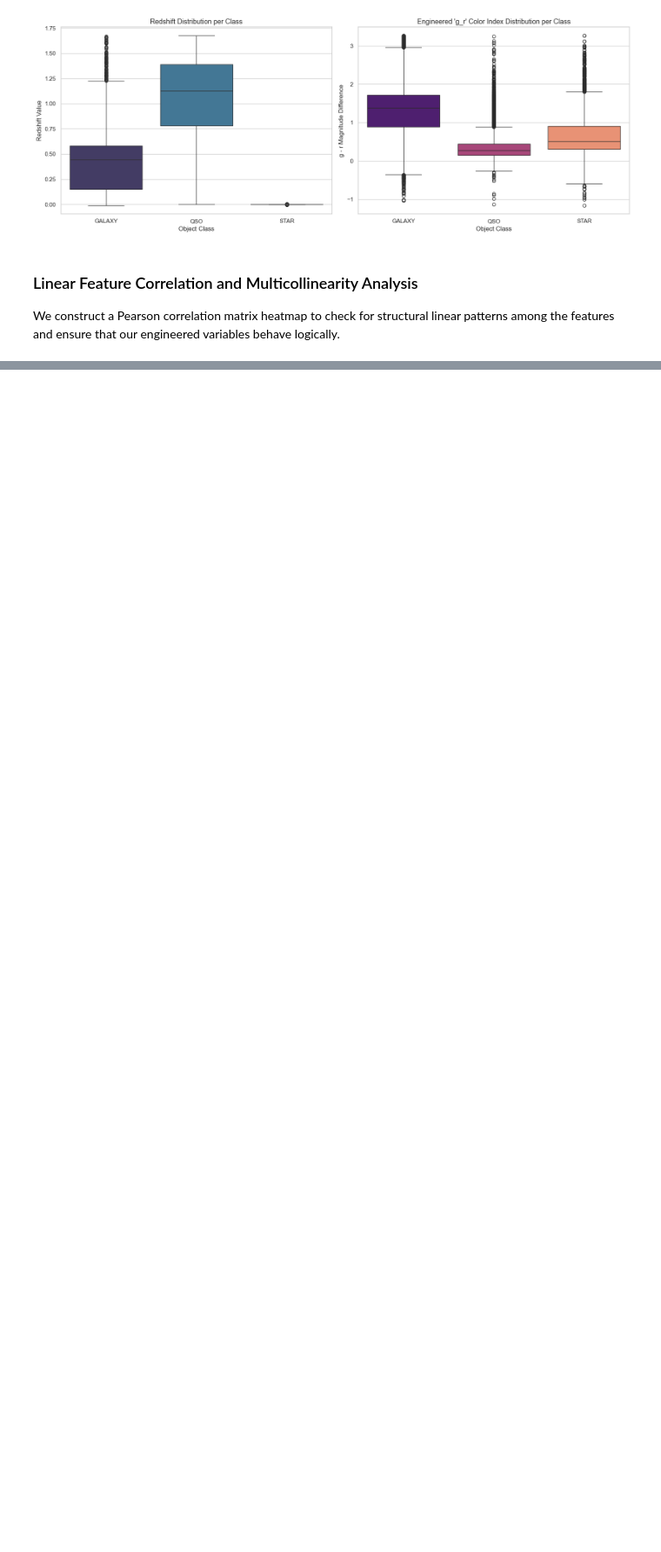
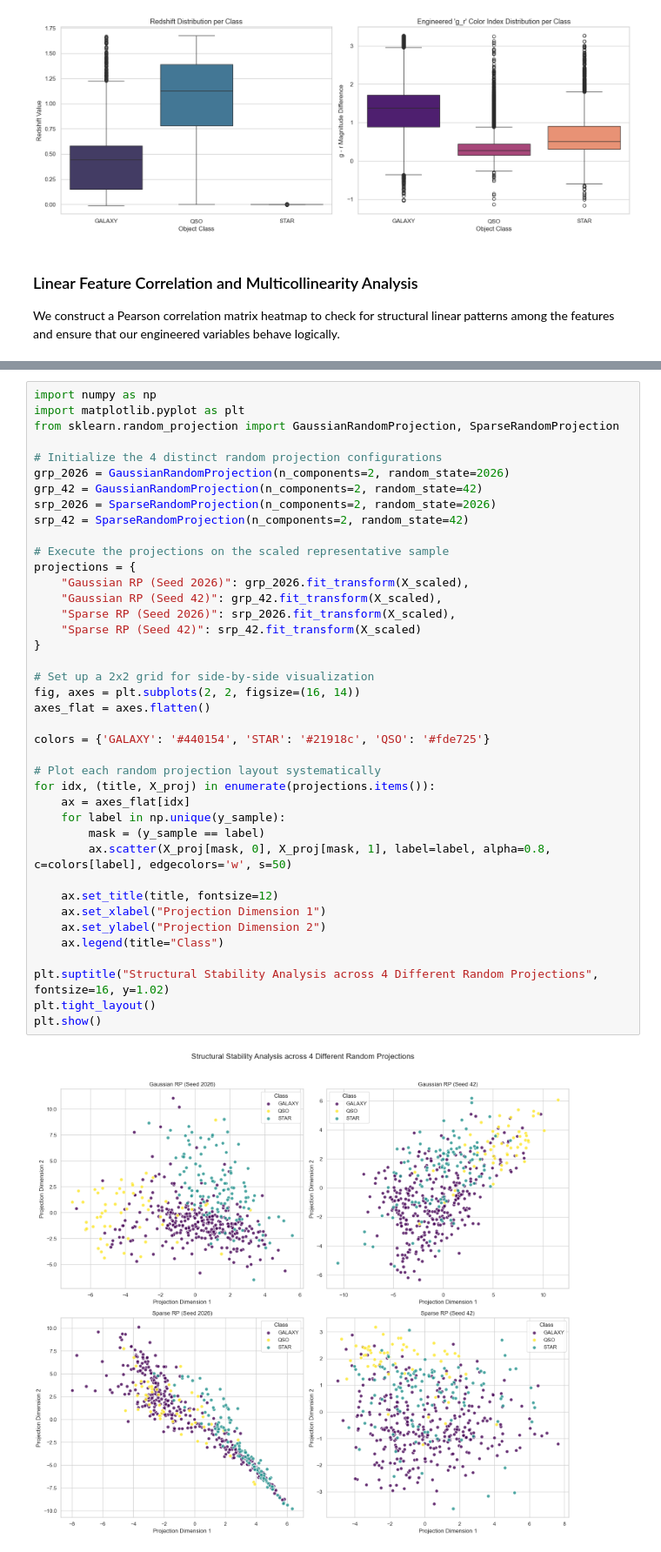
Before and after one commit to DimovDimo/SDSS17-ML-Research, a Jupyter notebook: SDSS17-ML-Research.ipynb, the cells around one changed output, grey strips where cells are left out. Shown at 87% size. Saved outputs shown, nothing was run; the diff lists cells and outputs as text; blank space fills up the shorter version.

```diff
--- a/SDSS17-ML-Research.ipynb
+++ b/SDSS17-ML-Research.ipynb
@@ -429,0 +439,42 @@ TypeError: TSNE.__init__() got an unexpected keyword argument 'n_iter'
+# %%
+import numpy as np
+import matplotlib.pyplot as plt
+from sklearn.random_projection import GaussianRandomProjection, SparseRandomProjection
+
+# Initialize the 4 distinct random projection configurations
+grp_2026 = GaussianRandomProjection(n_components=2, random_state=2026)
+grp_42 = GaussianRandomProjection(n_components=2, random_state=42)
+srp_2026 = SparseRandomProjection(n_components=2, random_state=2026)
+srp_42 = SparseRandomProjection(n_components=2, random_state=42)
+
+# Execute the projections on the scaled representative sample
+projections = {
+    "Gaussian RP (Seed 2026)": grp_2026.fit_transform(X_scaled),
+    "Gaussian RP (Seed 42)": grp_42.fit_transform(X_scaled),
+    "Sparse RP (Seed 2026)": srp_2026.fit_transform(X_scaled),
+    "Sparse RP (Seed 42)": srp_42.fit_transform(X_scaled)
+}
+
+# Set up a 2x2 grid for side-by-side visualization
+fig, axes = plt.subplots(2, 2, figsize=(16, 14))
+axes_flat = axes.flatten()
+
+colors = {'GALAXY': '#440154', 'STAR': '#21918c', 'QSO': '#fde725'}
+
+# Plot each random projection layout systematically
+for idx, (title, X_proj) in enumerate(projections.items()):
+    ax = axes_flat[idx]
+    for label in np.unique(y_sample):
+        mask = (y_sample == label)
+        ax.scatter(X_proj[mask, 0], X_proj[mask, 1], label=label, alpha=0.8, c=colors[label], edgecolors='w', s=50)
+
+    ax.set_title(title, fontsize=12)
+    ax.set_xlabel("Projection Dimension 1")
+    ax.set_ylabel("Projection Dimension 2")
+    ax.legend(title="Class")
+
+plt.suptitle("Structural Stability Analysis across 4 Different Random Projections", fontsize=16, y=1.02)
+plt.tight_layout()
+plt.show()
+# %% [output]
+[figure, added]
```
Also changed, not shown: parts of 3 cells of this notebook.
